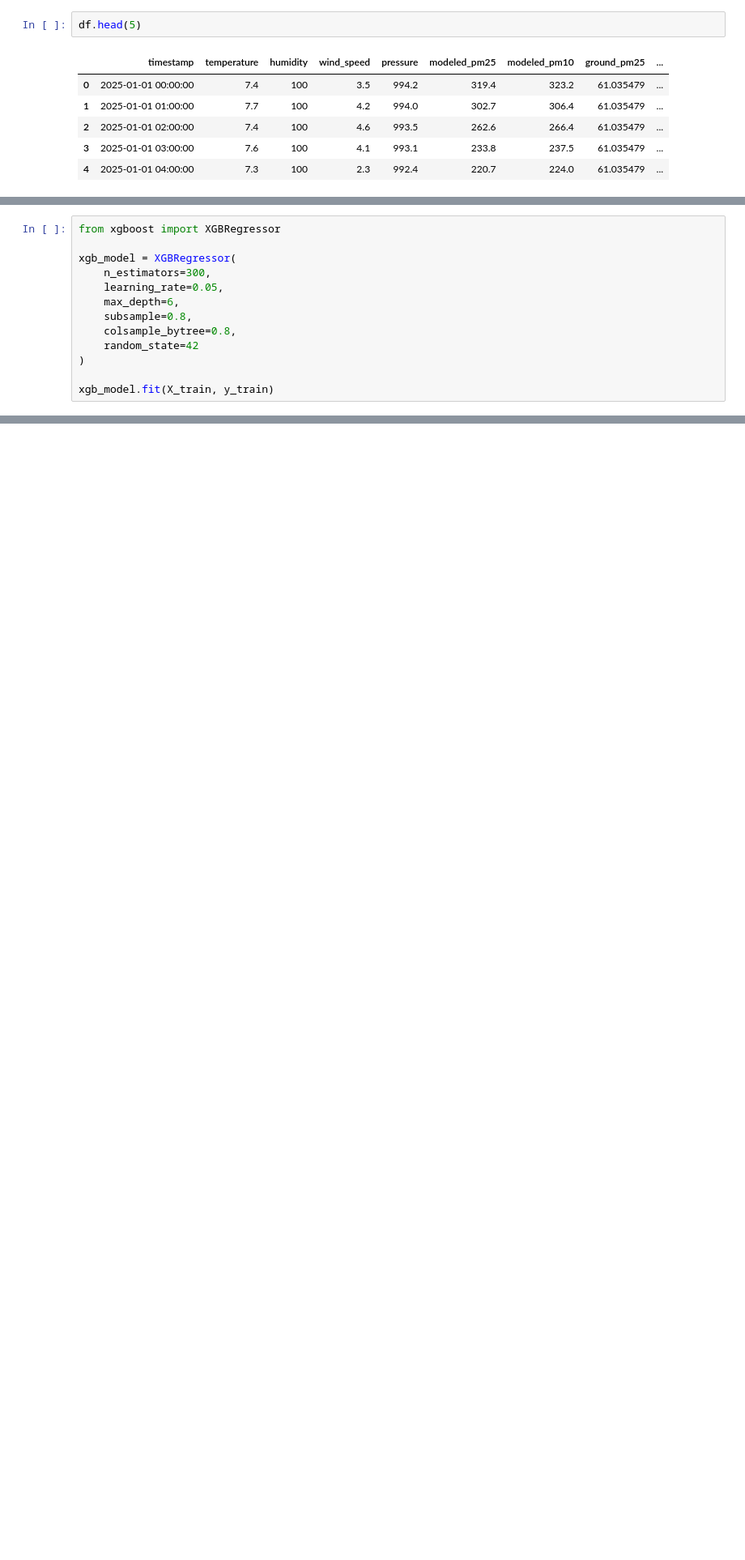
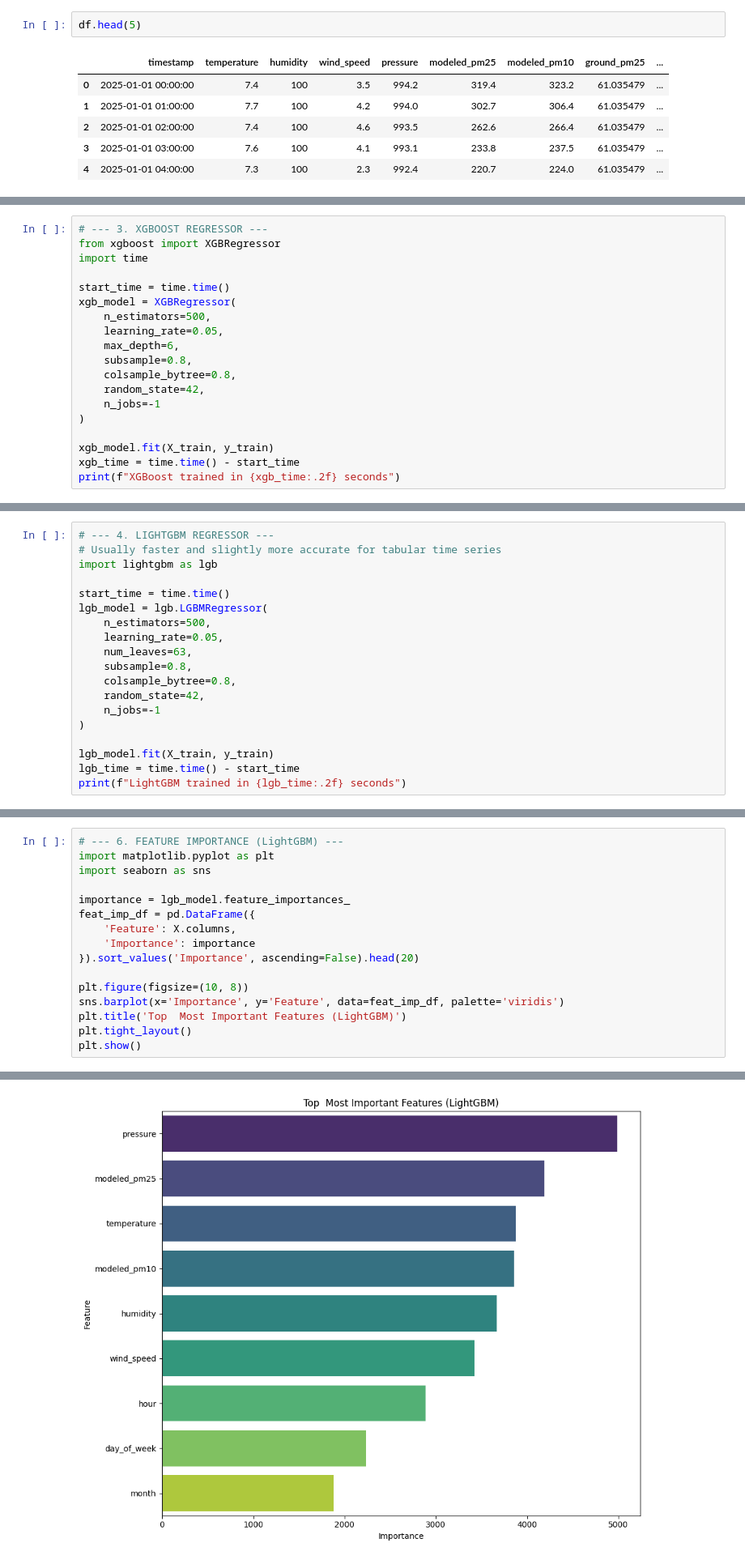
Before and after one commit to ranazain9/Pearls-AQI-Predictor, a Jupyter notebook: index.Ipynb, the cells around one changed output, grey strips where cells are left out. Shown at 81% size. Saved outputs shown, nothing was run; the diff lists cells and outputs as text; blank space fills up the shorter version.

Commit message:
Update AQI pipeline and training workflow

```diff
--- a/index.Ipynb
+++ b/index.Ipynb
@@ -314,14 +203,20 @@ Note: you may need to restart the kernel to use updated packages.
 # %%
+# --- 3. XGBOOST REGRESSOR ---
 from xgboost import XGBRegressor
+import time
 
+start_time = time.time()
 xgb_model = XGBRegressor(
-    n_estimators=300,
+    n_estimators=500,
     learning_rate=0.05,
     max_depth=6,
     subsample=0.8,
     colsample_bytree=0.8,
-    random_state=42
+    random_state=42,
+    n_jobs=-1
 )
 
 xgb_model.fit(X_train, y_train)
+xgb_time = time.time() - start_time
+print(f"XGBoost trained in {xgb_time:.2f} seconds")
 # %% [output]
@@ -340,0 +224,19 @@ y_pred = xgb_model.predict(X_test)
+# %%
+# --- 4. LIGHTGBM REGRESSOR ---
+# Usually faster and slightly more accurate for tabular time series
+import lightgbm as lgb
+
+start_time = time.time()
+lgb_model = lgb.LGBMRegressor(
+    n_estimators=500,
+    learning_rate=0.05,
+    num_leaves=63,
+    subsample=0.8,
+    colsample_bytree=0.8,
+    random_state=42,
+    n_jobs=-1
+)
+
+lgb_model.fit(X_train, y_train)
+lgb_time = time.time() - start_time
+print(f"LightGBM trained in {lgb_time:.2f} seconds")
@@ -384,0 +286,17 @@ BrokenProcessPool: A task has failed to un-serialize. Please ensure that the arg
+# %%
+# --- 6. FEATURE IMPORTANCE (LightGBM) ---
+import matplotlib.pyplot as plt
+import seaborn as sns
+
+importance = lgb_model.feature_importances_
+feat_imp_df = pd.DataFrame({
+    'Feature': X.columns,
+    'Importance': importance
+}).sort_values('Importance', ascending=False).head(20)
+
+plt.figure(figsize=(10, 8))
+sns.barplot(x='Importance', y='Feature', data=feat_imp_df, palette='viridis')
+plt.title('Top  Most Important Features (LightGBM)')
+plt.tight_layout()
+plt.show()
+# %% [output]
@@ -384,0 +306 @@ BrokenProcessPool: A task has failed to un-serialize. Please ensure that the arg
+[figure, added]
```
Also changed, not shown: parts of 39 cells of this notebook, 26 other files.
